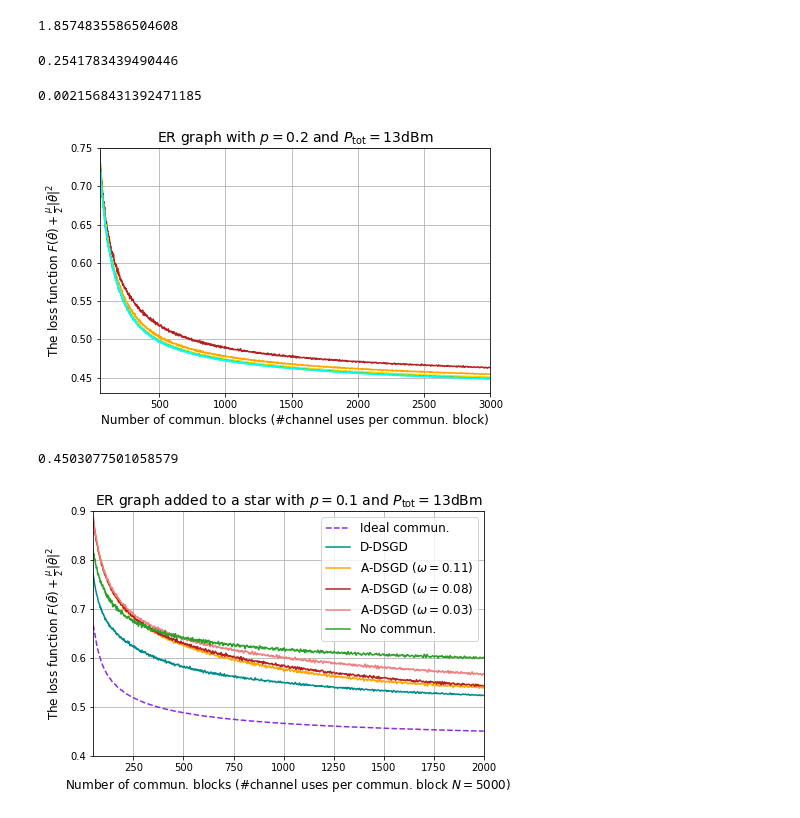
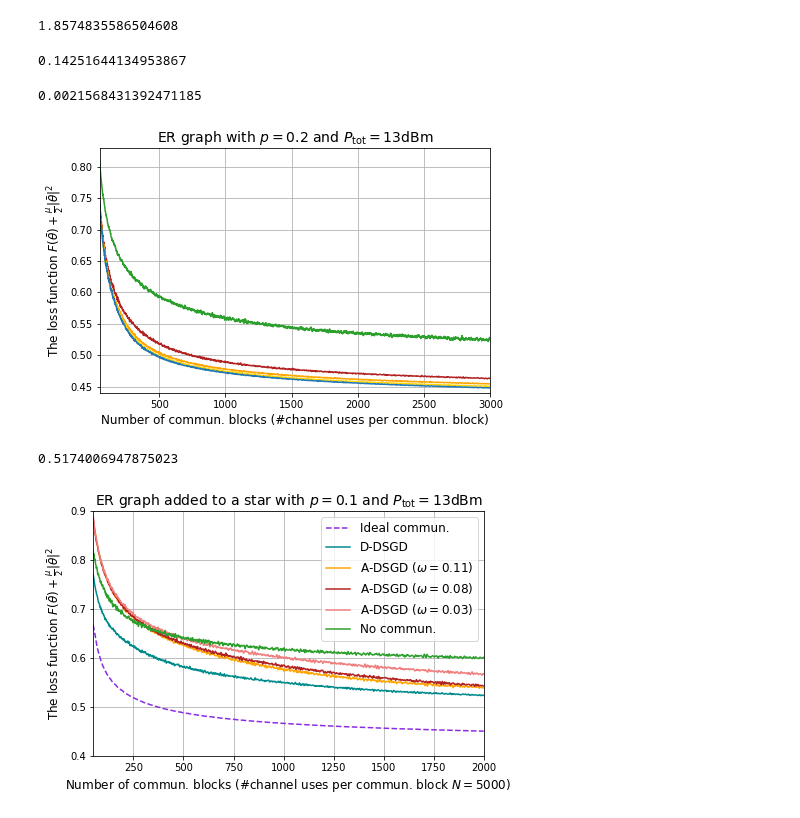
Before and after one commit to Fuzzy-Face/JSAC_FL, a Jupyter notebook: temp.ipynb, the cells around one changed output. Saved outputs shown, nothing was run; the diff lists cells and outputs as text; code cells hidden in the pictures.

```diff
--- a/temp.ipynb
+++ b/temp.ipynb
@@ -82,10 +82,10 @@ a4 = omega/2
 beta
 # %% [output]
 1.8574835586504608
-# %%
-omega
-# %% [output]
-0.2541783439490446
+# %%
+delta
+# %% [output]
+0.14251644134953867
 # %%
 zeta_ini
 # %% [output]
@@ -146,7 +146,7 @@ losseses = pickle.load( open('../repo_jv/data/pair-wise/losseses_SCHEME_5_P_0.29
 losseses = np.array(losseses)
 df5 = pd.DataFrame(losseses[0], columns = ['Device_{}'.format(i + 1) for i in range(K)] )
 
-losseses = pickle.load( open('../repo_jv/data/pair-wise/losseses_SCHEME_5_P_1.00_N_7943_rho_a_500.00_zeta0_0.0100_rho_a_prime_500000.00.pkl', 'rb') )
+losseses = pickle.load( open('../repo_jv/data/pair-wise/losseses_SCHEME_5_P_Inf_N_7943_rho_a_500.00_zeta0_0.0100_CHOCO.pkl', 'rb') )
 losseses = np.array(losseses)
 df6 = pd.DataFrame(losseses[0], columns = ['Device_{}'.format(i + 1) for i in range(K)] )
 
@@ -160,29 +160,29 @@ df8 = pd.DataFrame(losseses[0], columns = ['Device_{}'.format(i + 1) for i in ra
 # %%
 fig, ax = plt.subplots(figsize = (7.0,4.5))
 df1.rolling(window = 5).mean().mean(axis = 1).plot(color = 'firebrick', label = 'D-DSGD')
 df2.rolling(window = 5).mean().mean(axis = 1).plot(color = 'orange', label = 'TDMA-based D-DSGD')
 df3.rolling(window = 5).mean().mean(axis = 1).plot(color = 'gold', label = 'A-DSGD')
-df4.rolling(window = 5).mean().mean(axis = 1).plot(color = 'limegreen', label = 'TDMA-based A-DSGD')
-df5.rolling(window = 5).mean().mean(axis = 1).plot(color = 'cyan', label = 'TDMA-based A-DSGD')
-# df6.rolling(window = 5).mean().mean(axis = 1).plot(color = 'tab:blue', label = 'TDMA-based A-DSGD')
+# df4.rolling(window = 5).mean().mean(axis = 1).plot(color = 'limegreen', label = 'TDMA-based A-DSGD')
+# df5.rolling(window = 5).mean().mean(axis = 1).plot(color = 'cyan', label = 'TDMA-based A-DSGD')
+df6.rolling(window = 5).mean().mean(axis = 1).plot(color = 'tab:blue', label = 'TDMA-based A-DSGD')
 # df7.rolling(window = 5).mean().mean(axis = 1).plot(style = '--', color = 'blueviolet', label = 'Ideal commun.')
-# df8.rolling(window = 10).mean().mean(axis = 1).plot(color = 'tab:green', label = 'No commun.')
+df8.rolling(window = 10).mean().mean(axis = 1).plot(color = 'tab:green', label = 'No commun.')
 
 plt.xlabel(r'Number of commun. blocks (#channel uses per commun. block)', fontsize = 12)
 plt.ylabel(r'The loss function $F(\bar{\theta}) + \frac{\mu}{2}\|\bar{\theta}\|^2$', fontsize = 12)
 plt.title(r'ER graph with $p = 0.2$ and $P_{\rm tot} = 13$dBm', fontsize = 14)
 plt.xlim((50, 3000))
-plt.ylim((0.43, 0.75))
+plt.ylim((0.44, 0.83))
 plt.grid()
 # plt.legend(loc = 'upper right', fontsize = 12)
 # plt.savefig('C:/Users/Helen/documents/visiting_research@KCL/D2D_DSGD/repo_jv/fig/comp_loss_vs_commun_small_N.pdf',format='pdf', dpi=600)
 plt.show()
 # %% [output]
-[figure, old version]
+[figure, new version]
 # %%
-df1.rolling(window = 5).mean().mean(axis = 1).min()
+df1.rolling(window = 5).mean().mean(axis = 1)[500]
 # %% [output]
-0.4503077501058579
+0.5174006947875023
 # %%
 # For an ER graph of connectivity probability of p = 0.10 generated based on a STAR
 # standard DSGD
```
Also changed, not shown: parts of 5 cells of this notebook, 1 other file.
